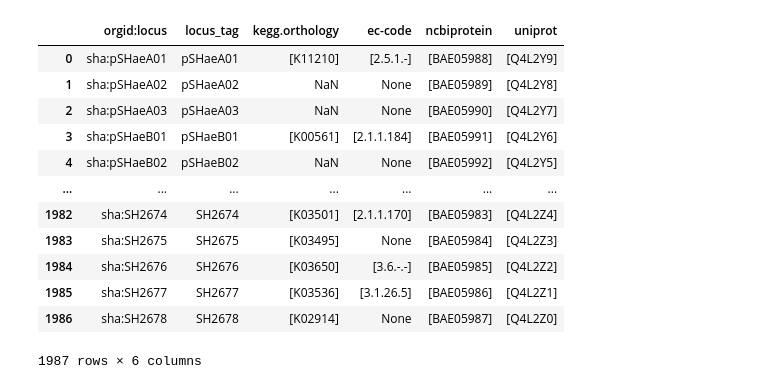
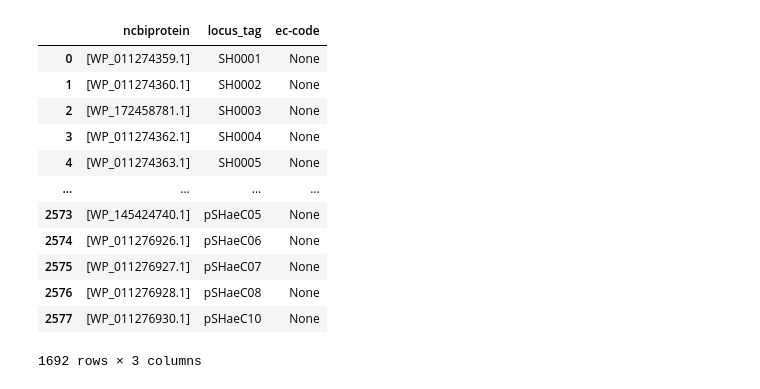
Before and after one commit to draeger-lab/refinegems, a Jupyter notebook: dev/gapfill-testing.ipynb, the cells around one changed output. Cells and saved outputs as stored; diff of their text form; code cells hidden in the pictures.

Commit message:
Update on gapfill #52

```diff
--- a/dev/gapfill-testing.ipynb
+++ b/dev/gapfill-testing.ipynb
@@ -32,16 +11,20 @@ reac_table
-# %%
-gene_table
-# %% [output]
-|  | orgid:locus | locus_tag | kegg.orthology | ec-code | ncbiprotein | uniprot |
-| 0 | sha:pSHaeA01 | pSHaeA01 | [K11210] | [2.5.1.-] | [BAE05988] | [Q4L2Y9] |
-| 1 | sha:pSHaeA02 | pSHaeA02 | NaN | None | [BAE05989] | [Q4L2Y8] |
-| 2 | sha:pSHaeA03 | pSHaeA03 | NaN | None | [BAE05990] | [Q4L2Y7] |
-| 3 | sha:pSHaeB01 | pSHaeB01 | [K00561] | [2.1.1.184] | [BAE05991] | [Q4L2Y6] |
-| 4 | sha:pSHaeB02 | pSHaeB02 | NaN | None | [BAE05992] | [Q4L2Y5] |
-| ... | ... | ... | ... | ... | ... | ... |
-| 1982 | sha:SH2674 | SH2674 | [K03501] | [2.1.1.170] | [BAE05983] | [Q4L2Z4] |
-| 1983 | sha:SH2675 | SH2675 | [K03495] | None | [BAE05984] | [Q4L2Z3] |
-| 1984 | sha:SH2676 | SH2676 | [K03650] | [3.6.-.-] | [BAE05985] | [Q4L2Z2] |
-| 1985 | sha:SH2677 | SH2677 | [K03536] | [3.1.26.5] | [BAE05986] | [Q4L2Z1] |
-| 1986 | sha:SH2678 | SH2678 | [K02914] | None | [BAE05987] | [Q4L2Z0] |
-1987 rows × 6 columns
+# %%
+gff2 = '/Users/brune/Documents/11_Test_Data/test_refinegems/test_gapfill/JCSC1435_RefSeq.gff'
+missing_genes = get_missing_genes(gff2,load_model('/Users/brune/Documents/11_Test_Data/test_refinegems/test_gapfill/JCSC1435.xml','libsbml'))
+missing_genes
+
+# @TODO : some od the genes do not have an old locus tag -> what to do?
+# %% [output]
+|  | ncbiprotein | locus_tag | ec-code |
+| 0 | [WP_011274359.1] | SH0001 | None |
+| 1 | [WP_011274360.1] | SH0002 | None |
+| 2 | [WP_172458781.1] | SH0003 | None |
+| 3 | [WP_011274362.1] | SH0004 | None |
+| 4 | [WP_011274363.1] | SH0005 | None |
+| ... | ... | ... | ... |
+| 2573 | [WP_145424740.1] | pSHaeC05 | None |
+| 2574 | [WP_011276926.1] | pSHaeC06 | None |
+| 2575 | [WP_011276927.1] | pSHaeC07 | None |
+| 2576 | [WP_011276928.1] | pSHaeC08 | None |
+| 2577 | [WP_011276930.1] | pSHaeC10 | None |
+1692 rows × 3 columns
```
Also changed, not shown: parts of 11 cells of this notebook, 6 other files.
